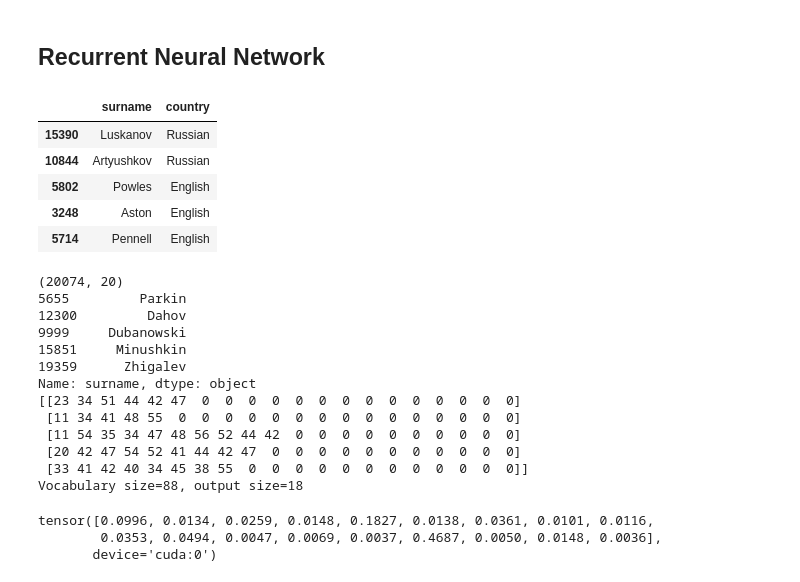
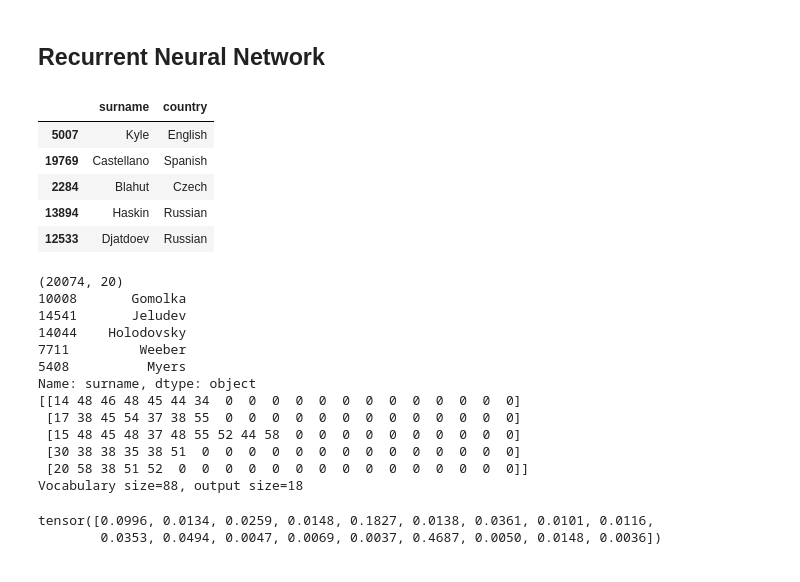
Before and after one commit to g3n3ralb3n-wp/92nd-MORS-AI-Tutorial, a Jupyter notebook: activities/Machine_Learning_Activity.ipynb, the cells around one changed output. Cells and saved outputs as stored; diff of their text form; code cells hidden in the pictures.

```diff
--- a/activities/Machine_Learning_Activity.ipynb
+++ b/activities/Machine_Learning_Activity.ipynb
@@ -372,17 +408,17 @@ accuracy_score(y_test, y_pred)
 # %%
 import pandas as pd
 # Read the dataset, surnames, 18 countries
-df = pd.read_csv('/EP_datasets/surnames.csv', on_bad_lines='skip').sample(frac=1)
+df = pd.read_csv('../data sets/surnames.csv', on_bad_lines='skip').sample(frac=1)
 df[:10].to_markdown('table0601.md')
 
 df.head()
 # %% [output]
 |  | surname | country |
-| 15390 | Luskanov | Russian |
-| 10844 | Artyushkov | Russian |
-| 5802 | Powles | English |
-| 3248 | Aston | English |
-| 5714 | Pennell | English |
+| 5007 | Kyle | English |
+| 19769 | Castellano | Spanish |
+| 2284 | Blahut | Czech |
+| 13894 | Haskin | Russian |
+| 12533 | Djatdoev | Russian |
 # %%
 RNN_SEQUENCE_LENGTH = 20  # sequence length, pre-set
 
@@ -417,17 +453,17 @@ y = df.country.apply(lambda _ : yNames2ix[_])
 X, y = torch.IntTensor(X).to(Device), torch.LongTensor(y).to(Device)
 # %% [output]
 (20074, 20)
-5655         Parkin
-12300         Dahov
-9999     Dubanowski
-15851     Minushkin
-19359      Zhigalev
+10008       Gomolka
+14541       Jeludev
+14044    Holodovsky
+7711         Weeber
+5408          Myers
 Name: surname, dtype: object
-[[23 34 51 44 42 47  0  0  0  0  0  0  0  0  0  0  0  0  0  0]
- [11 34 41 48 55  0  0  0  0  0  0  0  0  0  0  0  0  0  0  0]
- [11 54 35 34 47 48 56 52 44 42  0  0  0  0  0  0  0  0  0  0]
- [20 42 47 54 52 41 44 42 47  0  0  0  0  0  0  0  0  0  0  0]
- [33 41 42 40 34 45 38 55  0  0  0  0  0  0  0  0  0  0  0  0]]
+[[14 48 46 48 45 44 34  0  0  0  0  0  0  0  0  0  0  0  0  0]
+ [17 38 45 54 37 38 55  0  0  0  0  0  0  0  0  0  0  0  0  0]
+ [15 48 45 48 37 48 55 52 44 58  0  0  0  0  0  0  0  0  0  0]
+ [30 38 38 35 38 51  0  0  0  0  0  0  0  0  0  0  0  0  0  0]
+ [20 58 38 51 52  0  0  0  0  0  0  0  0  0  0  0  0  0  0  0]]
 Vocabulary size=88, output size=18
 # %%
 unique, counts = np.unique(df.country, return_counts=True)
@@ -437,8 +473,7 @@ WEIGHTS = torch.tensor([_/N for _ in counts], dtype=torch.float32).to(Device)
 print(WEIGHTS)
 # %% [output]
 tensor([0.0996, 0.0134, 0.0259, 0.0148, 0.1827, 0.0138, 0.0361, 0.0101, 0.0116,
-        0.0353, 0.0494, 0.0047, 0.0069, 0.0037, 0.4687, 0.0050, 0.0148, 0.0036],
-       device='cuda:0')
+        0.0353, 0.0494, 0.0047, 0.0069, 0.0037, 0.4687, 0.0050, 0.0148, 0.0036])
 # %%
 EMBEDDING_M= 10
 
```
Also changed, not shown: parts of 12 cells of this notebook, 13 other files.
